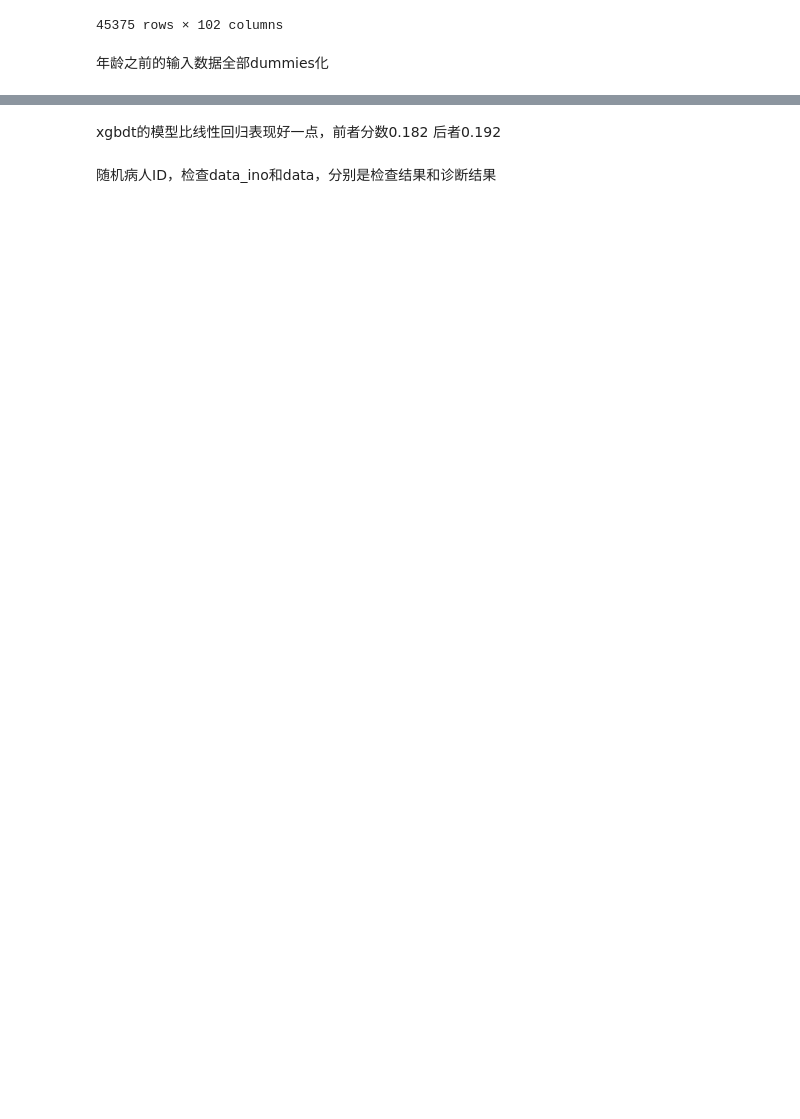
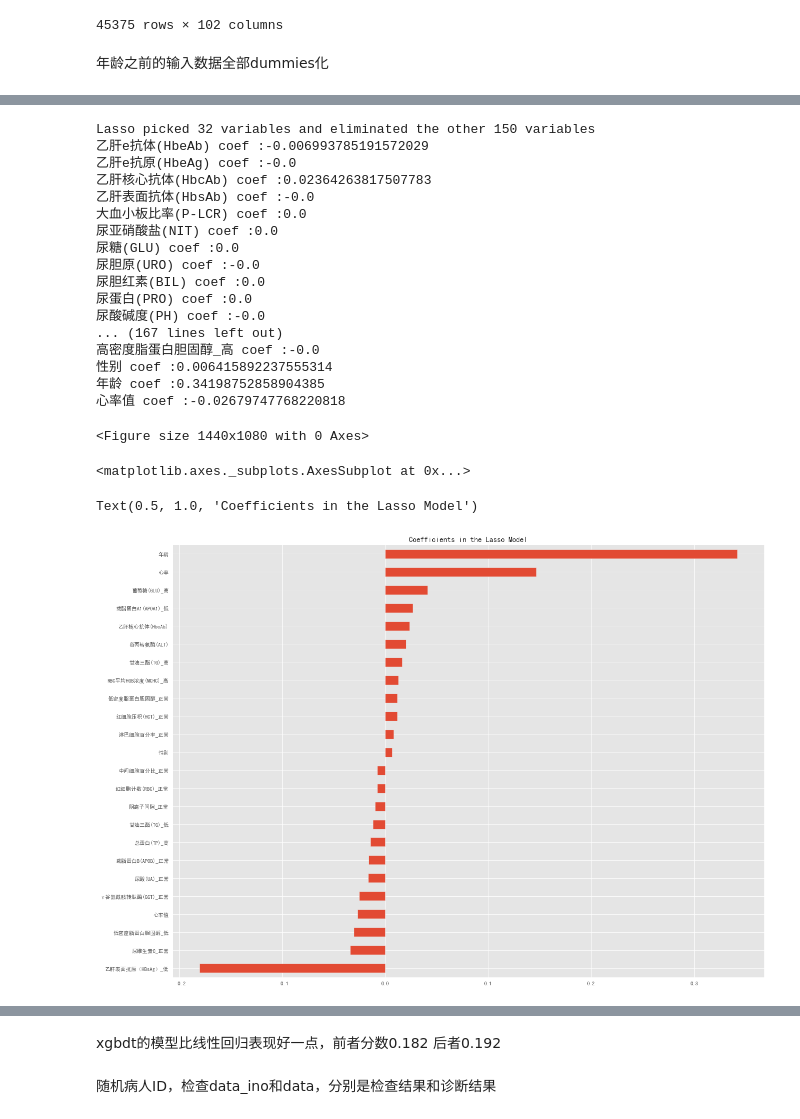
Before and after one commit to LeenField/JupyterHub, a Jupyter notebook: check_diag.ipynb, the cells around one changed output, grey strips where cells are left out. Drawn from its saved outputs; the diff is of its cells as text; code cells hidden in the pictures; blank space fills up the shorter version.

```diff
--- a/check_diag.ipynb
+++ b/check_diag.ipynb
@@ -657,9 +657,9 @@ Name: label, dtype: int64
 # %% [markdown]
 年龄之前的输入数据全部dummies化
 # %%
-items = train_x.columns[:-5]
+items = train_input.columns[:-6]
 #  全部取 整数部分
-floor_train = np.floor(train_input)
+floor_train = np.floor(train_input.loc[:, train_input.columns[:-6]])
 # floor_train = train_x.copy()
 # 对数据清洗 ，针对不同的情况 ： 正常、低、高进行dummies处理
 for item in items:
@@ -736,0 +726,7 @@ Name: QRS, dtype: int64
+# %%
+age_gender_HRate = train_input.loc[:, ['性别', '年龄',  '心率值'] ]
+# ss = StandardScaler()     # 根据方差来缩放，标准化
+mm = MinMaxScaler()         #根据极大极小值，归一化
+# X_train.loc[: ] = ss.fit_transform(X_train)
+age_gender_HRate.loc[: ] = mm.fit_transform(age_gender_HRate)
+age_gender_HRate
@@ -737,24 +769,41 @@ Name: QRS, dtype: int64
 # %%
-X_train = train_input.loc[ :, train_input.columns[:-1] ]   # 取 输入
-
-# ss = StandardScaler()     # 根据方差来缩放，标准化
-# mm = MinMaxScaler()         #根据极大极小值，归一化
-# X_train.loc[: ] = ss.fit_transform(X_train)
-# X_train.loc[: ] = mm.fit_transform(X_train)
-# X_train
+# X_train = train_input.loc[ :, train_input.columns[:-1] ]   # 取 输入
+X_train = pd.concat([floor_train, age_gender_HRate], axis=1)
 
 y = train_input.loc[:, 'label']
 model_lasso = LassoCV(alphas = [1, 0.1, 0.001, 0.0005]).fit(X_train, y) # 此处 alpha 为通常值 #fit 把数据套进模型里跑
 coef = pd.Series(model_lasso.coef_, index = X_train.columns)             # .coef_ 可以返回经过学习后的所有 feature 的参数。
 print("Lasso picked " + str(sum(coef != 0)) + " variables and eliminated the other " +  str(sum(coef == 0)) + " variables")
 for c in coef.index:
     print(c + " coef :" + str(coef[c]))
 imp_coef = pd.concat([coef.sort_values().head(12),
                      coef.sort_values().tail(12)])                       #选头尾各10条，.sort_values() 可以将某一列的值进行排序。
 # matplotlib.rcParams['figure.figsize'] = (8.0, 10.0)
 plt.figure(figsize=(20,15))
 imp_coef.plot(kind = "barh")
 plt.title("Coefficients in the Lasso Model")
+# %% [output]
+Lasso picked 32 variables and eliminated the other 150 variables
+乙肝e抗体(HbeAb) coef :-0.006993785191572029
+乙肝e抗原(HbeAg) coef :-0.0
+乙肝核心抗体(HbcAb) coef :0.02364263817507783
+乙肝表面抗体(HbsAb) coef :-0.0
+大血小板比率(P-LCR) coef :0.0
+尿亚硝酸盐(NIT) coef :0.0
+尿糖(GLU) coef :0.0
+尿胆原(URO) coef :-0.0
+尿胆红素(BIL) coef :0.0
+尿蛋白(PRO) coef :0.0
+尿酸碱度(PH) coef :-0.0
+... (167 lines left out)
+高密度脂蛋白胆固醇_高 coef :-0.0
+性别 coef :0.006415892237555314
+年龄 coef :0.34198752858904385
+心率值 coef :-0.02679747768220818
+<Figure size 1440x1080 with 0 Axes>
+<matplotlib.axes._subplots.AxesSubplot at 0x...>
+Text(0.5, 1.0, 'Coefficients in the Lasso Model')
+[figure, added]
 # %%
 predict_res = model_lasso.predict(X_train)
 def calculate_score(prob):
```
Also changed, not shown: parts of 8 cells of this notebook.
